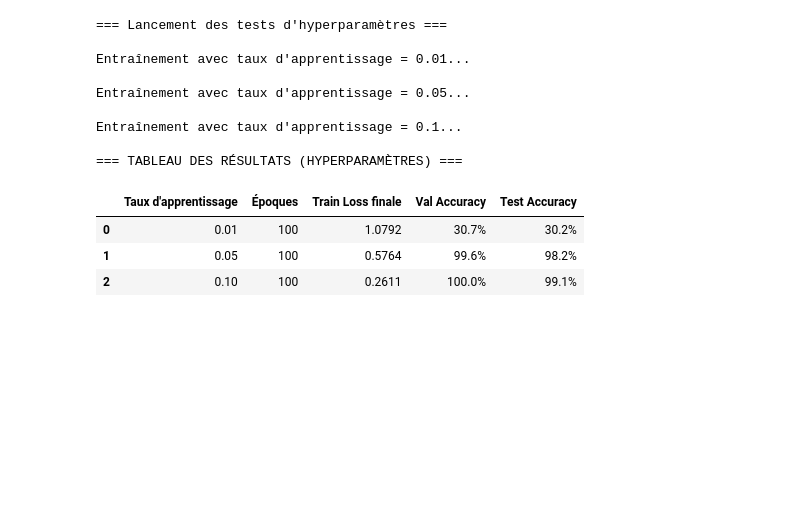
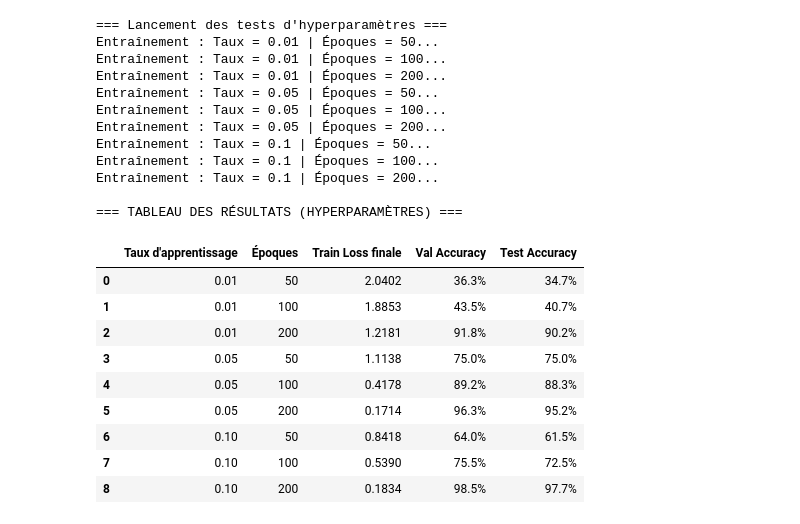
Before and after one commit to heavyrainMK/projet_langue, a Jupyter notebook: notebooks/entrainement_mlp.ipynb, the cells around one changed output. Cells and saved outputs as stored; diff of their text form; code cells hidden in the pictures; blank space fills up the shorter version.

Commit message:
Parties 5, 6, 7 : Ajustement des hyperparamètres (200 époques) pour le passage à 8 langues

```diff
--- a/notebooks/entrainement_mlp.ipynb
+++ b/notebooks/entrainement_mlp.ipynb
@@ -29,42 +29,53 @@ Dimensions : 300 entrées → 3 classes (langues)
 # %%
 print("=== Lancement des tests d'hyperparamètres ===")
 taux_a_tester = [0.01, 0.05, 0.1]
+epoques_a_tester = [50, 100, 200]
 resultats = []
 
 for taux in taux_a_tester:
-    print(f"\nEntraînement avec taux d'apprentissage = {taux}...")
-    np.random.seed(42) # Reproductibilité
-    modele = MLP(n_entree=n_entree, n_classes=n_classes, taux_apprentissage=taux)
-    modele.fit(X_train, y_train, X_val, y_val, n_epoques=100, taille_batch=32, verbose=False)
+    for epoques in epoques_a_tester:
+        print(f"Entraînement : Taux = {taux} | Époques = {epoques}...")
+        np.random.seed(42) # Reproductibilité stricte
+        modele = MLP(n_entree=n_entree, n_classes=n_classes, taux_apprentissage=taux)
+        modele.fit(X_train, y_train, X_val, y_val, n_epoques=epoques, taille_batch=32, verbose=False)
 
-    acc_val = modele.calculer_accuracy(X_val, y_val)
-    acc_test = modele.calculer_accuracy(X_test, y_test)
-    loss_finale = modele.historique['train_loss'][-1]
+        acc_val = modele.calculer_accuracy(X_val, y_val)
+        acc_test = modele.calculer_accuracy(X_test, y_test)
+        loss_finale = modele.historique['train_loss'][-1]
 
-    resultats.append({
-        "Taux d'apprentissage": taux,
-        "Époques": 100,
-        "Train Loss finale": round(loss_finale, 4),
-        "Val Accuracy": f"{acc_val*100:.1f}%",
-        "Test Accuracy": f"{acc_test*100:.1f}%"
-    })
+        resultats.append({
+            "Taux d'apprentissage": taux,
+            "Époques": epoques,
+            "Train Loss finale": round(loss_finale, 4),
+            "Val Accuracy": f"{acc_val*100:.1f}%",
+            "Test Accuracy": f"{acc_test*100:.1f}%"
+        })
 
 # Création et affichage du tableau récapitulatif
 df_resultats = pd.DataFrame(resultats)
 print("\n=== TABLEAU DES RÉSULTATS (HYPERPARAMÈTRES) ===")
 display(df_resultats)
 # %% [output]
 === Lancement des tests d'hyperparamètres ===
-
-Entraînement avec taux d'apprentissage = 0.01...
-
-Entraînement avec taux d'apprentissage = 0.05...
-
-Entraînement avec taux d'apprentissage = 0.1...
+Entraînement : Taux = 0.01 | Époques = 50...
+Entraînement : Taux = 0.01 | Époques = 100...
+Entraînement : Taux = 0.01 | Époques = 200...
+Entraînement : Taux = 0.05 | Époques = 50...
+Entraînement : Taux = 0.05 | Époques = 100...
+Entraînement : Taux = 0.05 | Époques = 200...
+Entraînement : Taux = 0.1 | Époques = 50...
+Entraînement : Taux = 0.1 | Époques = 100...
+Entraînement : Taux = 0.1 | Époques = 200...
 
 === TABLEAU DES RÉSULTATS (HYPERPARAMÈTRES) ===
 |  | Taux d'apprentissage | Époques | Train Loss finale | Val Accuracy | Test Accuracy |
-| 0 | 0.01 | 100 | 1.0792 | 30.7% | 30.2% |
-| 1 | 0.05 | 100 | 0.5764 | 99.6% | 98.2% |
-| 2 | 0.10 | 100 | 0.2611 | 100.0% | 99.1% |
+| 0 | 0.01 | 50 | 2.0402 | 36.3% | 34.7% |
+| 1 | 0.01 | 100 | 1.8853 | 43.5% | 40.7% |
+| 2 | 0.01 | 200 | 1.2181 | 91.8% | 90.2% |
+| 3 | 0.05 | 50 | 1.1138 | 75.0% | 75.0% |
+| 4 | 0.05 | 100 | 0.4178 | 89.2% | 88.3% |
+| 5 | 0.05 | 200 | 0.1714 | 96.3% | 95.2% |
+| 6 | 0.10 | 50 | 0.8418 | 64.0% | 61.5% |
+| 7 | 0.10 | 100 | 0.5390 | 75.5% | 72.5% |
+| 8 | 0.10 | 200 | 0.1834 | 98.5% | 97.7% |
 # %%
```
Also changed, not shown: parts of 3 cells of this notebook, 4 other files.
